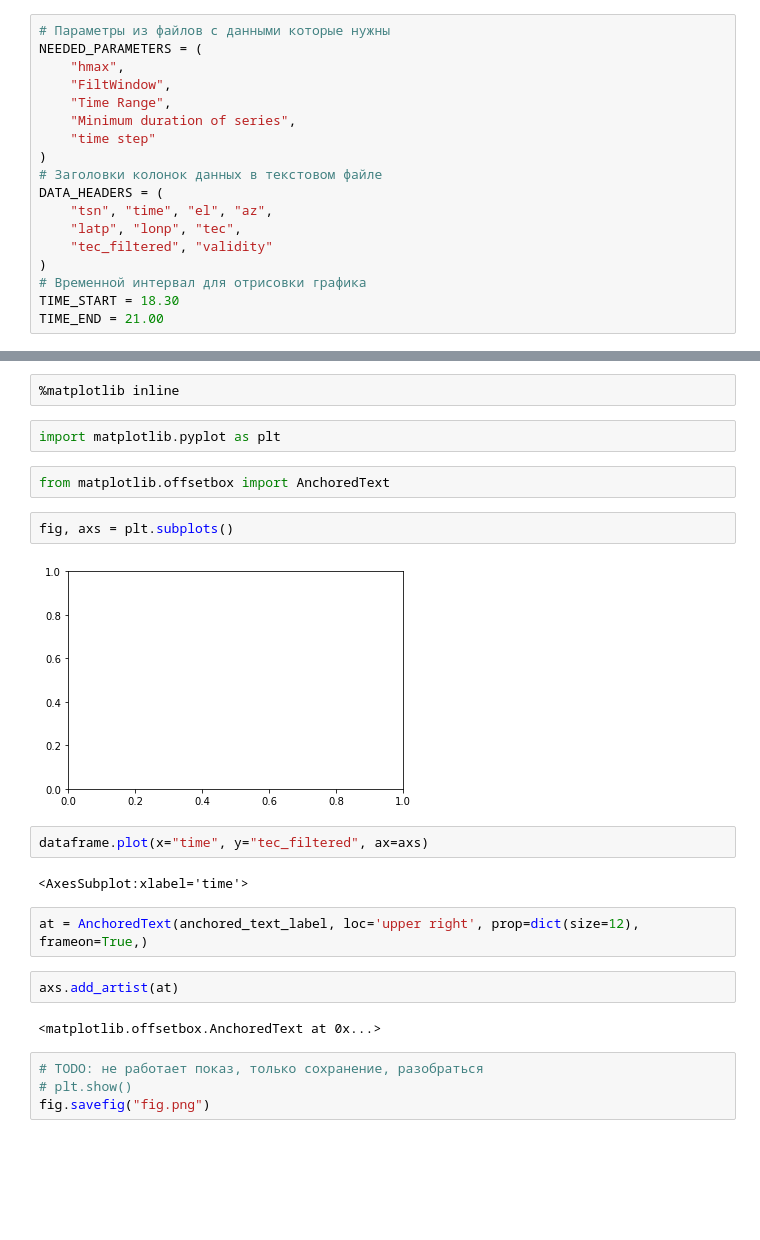
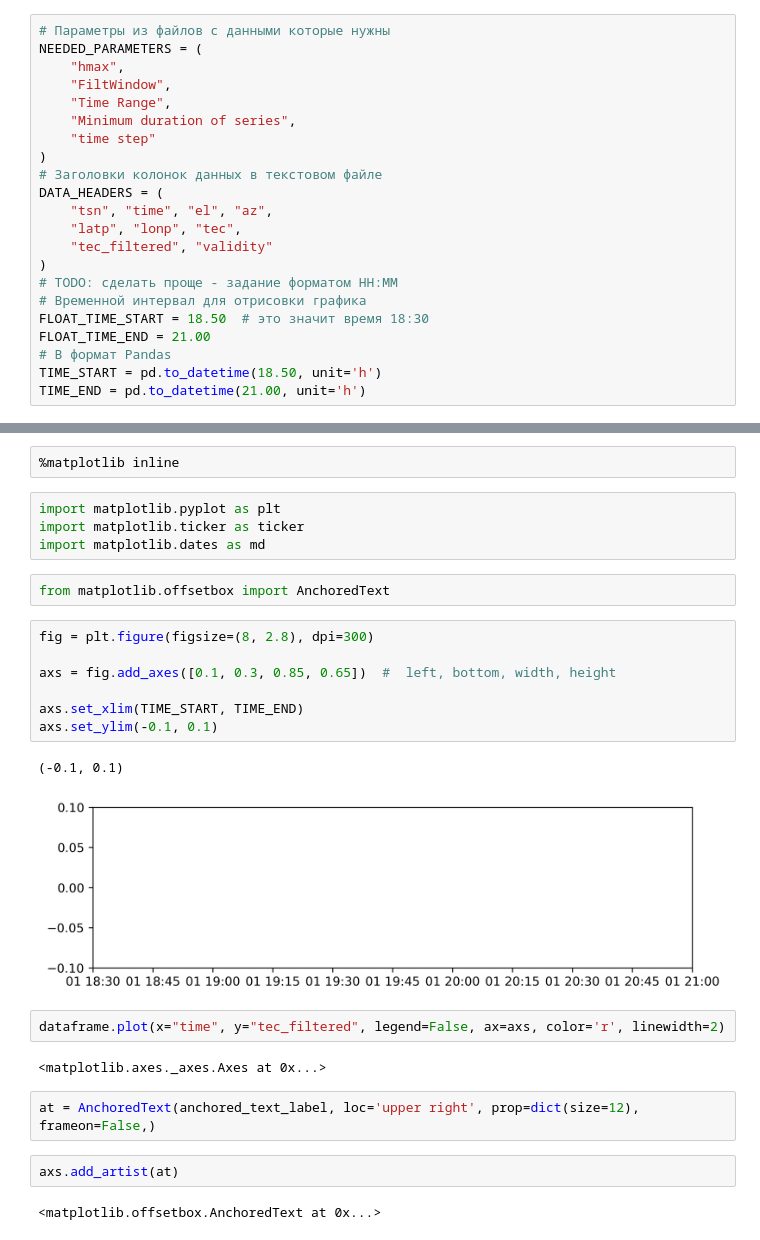
Before and after one commit to OrionApplePie/tec_analysis, a Jupyter notebook: tec_data_main.ipynb, the cells around one changed output, grey strips where cells are left out. Drawn from its saved outputs; the diff is of its cells as text; blank space fills up the shorter version.

```diff
--- a/tec_data_main.ipynb
+++ b/tec_data_main.ipynb
@@ -24,9 +24,13 @@ DATA_HEADERS = (
     "latp", "lonp", "tec",
     "tec_filtered", "validity"
 )
+# TODO: сделать проще - задание форматом HH:MM
 # Временной интервал для отрисовки графика
-TIME_START = 18.30
-TIME_END = 21.00
+FLOAT_TIME_START = 18.50  # это значит время 18:30
+FLOAT_TIME_END = 21.00
+# В формат Pandas
+TIME_START = pd.to_datetime(18.50, unit='h')
+TIME_END = pd.to_datetime(21.00, unit='h')
 # %%
 def get_date_by_number(year=None, day_number=1):
     """Вычисление даты в заданном году по номеру дня."""
@@ -174,23 +182,27 @@ print(dataframe)
 %matplotlib inline
 # %%
 import matplotlib.pyplot as plt
+import matplotlib.ticker as ticker
+import matplotlib.dates as md
 # %%
 from matplotlib.offsetbox import AnchoredText
-# %%
-fig, axs = plt.subplots()
-# %% [output]
-[figure, removed]
+# %%
+fig = plt.figure(figsize=(8, 2.8), dpi=300)
+
+axs = fig.add_axes([0.1, 0.3, 0.85, 0.65])  #  left, bottom, width, height
+
+axs.set_xlim(TIME_START, TIME_END)
+axs.set_ylim(-0.1, 0.1)
+# %% [output]
+(-0.1, 0.1)
+[figure, added]
 # %%
-dataframe.plot(x="time", y="tec_filtered", ax=axs)
+dataframe.plot(x="time", y="tec_filtered", legend=False, ax=axs, color='r', linewidth=2)
 # %% [output]
-<AxesSubplot:xlabel='time'>
+<matplotlib.axes._axes.Axes at 0x...>
 # %%
-at = AnchoredText(anchored_text_label, loc='upper right', prop=dict(size=12), frameon=True,)
+at = AnchoredText(anchored_text_label, loc='upper right', prop=dict(size=12), frameon=False,)
 # %%
 axs.add_artist(at)
 # %% [output]
 <matplotlib.offsetbox.AnchoredText at 0x...>
-# %%
-# TODO: не работает показ, только сохранение, разобраться
-# plt.show()
-fig.savefig("fig.png")
```
Also changed, not shown: parts of 9 cells of this notebook.
